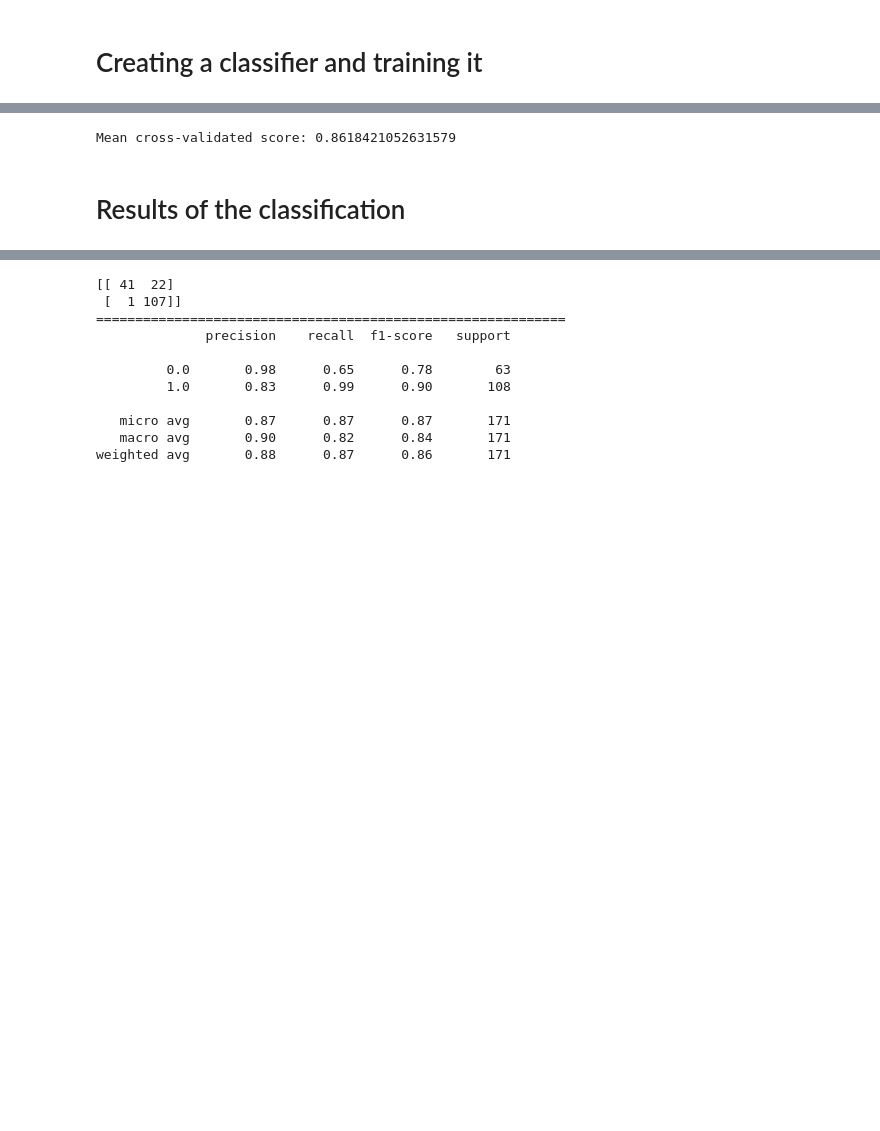
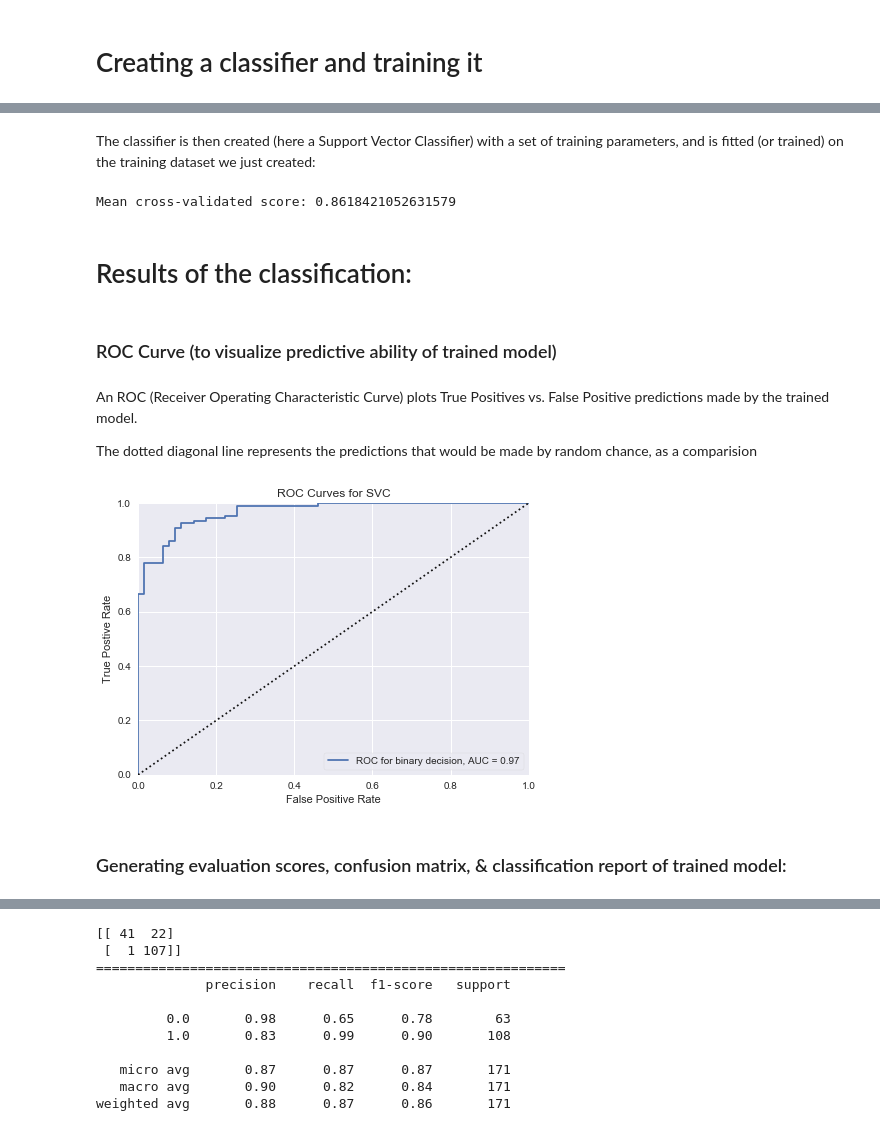
Before and after one commit to remsky/data_workshop, a Jupyter notebook: Workshop_draft_Phil.ipynb, the cells around one changed output, grey strips where cells are left out. Saved outputs shown, nothing was run; the diff lists cells and outputs as text; code cells hidden in the pictures; blank space fills up the shorter version.

```diff
--- a/Workshop_draft_Phil.ipynb
+++ b/Workshop_draft_Phil.ipynb
@@ -114 +133,3 @@ normalizedColumns.drop(['target'], inplace=True, axis=1)
+# %% [markdown]
+The classifier is then created (here a Support Vector Classifier) with a set of training parameters, and is fitted (or trained) on the training dataset we just created:
 # %%
@@ -121,4 +141,19 @@ print(f'Mean cross-validated score: {np.mean(scores)}\n')
 # %% [output]
 Mean cross-validated score: 0.8618421052631579
 # %% [markdown]
-# Results of the classification
+# Results of the classification:
+# %% [markdown]
+### ROC Curve (to visualize predictive ability of trained model)
+# %% [markdown]
+An ROC (Receiver Operating Characteristic Curve) plots True Positives vs. False Positive predictions made by the trained model.
+
+
+The dotted diagonal line represents the predictions that would be made by random chance, as a comparision
+# %%
+visualizerROC = ROCAUC(clf,micro=False,macro=False,per_class=False)
+visualizerROC.score(X_test, y_test)
+visualizerROC.poof()
+# %% [output]
+[figure, added]
+# %% [markdown]
+### Generating evaluation scores, confusion matrix, & classification report of trained model:
```
Also changed, not shown: parts of 22 cells of this notebook.
